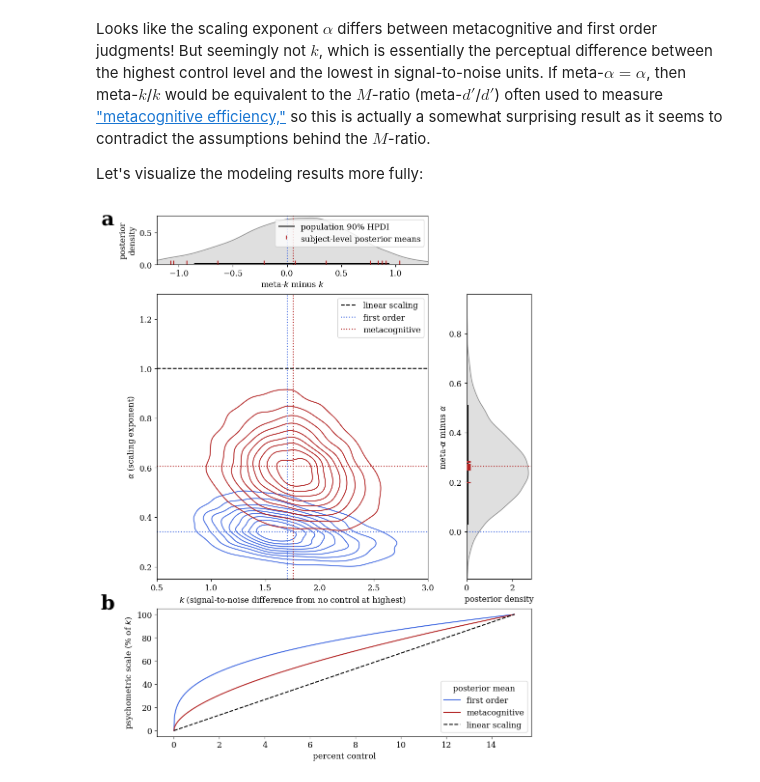
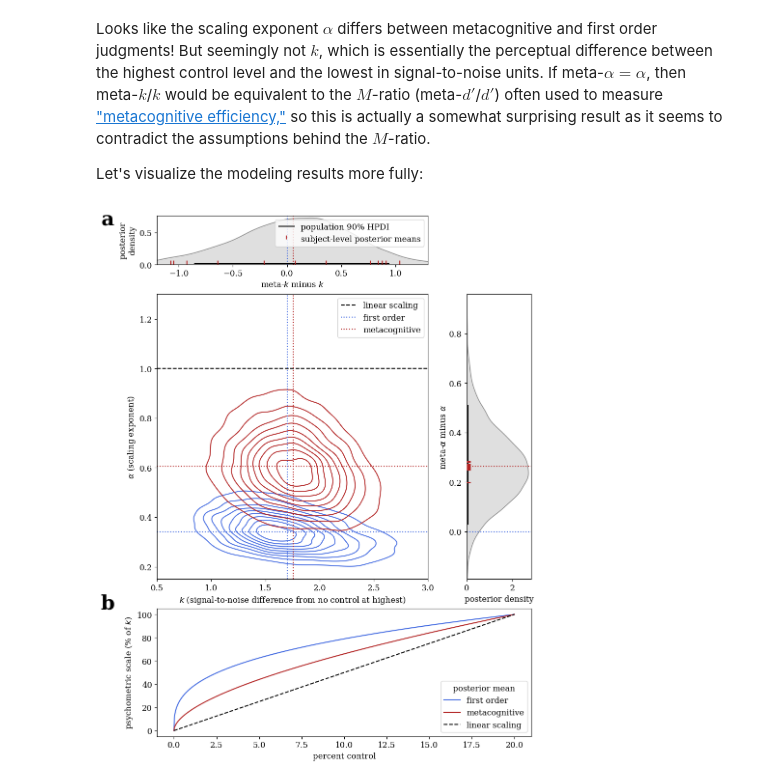
Before and after one commit to apex-lab/agency-scaling-analysis, a Jupyter notebook: scaling.ipynb, the cells around one changed output. Cells and saved outputs as stored; diff of their text form; code cells hidden in the pictures.

```diff
--- a/scaling.ipynb
+++ b/scaling.ipynb
@@ -214,7 +214,8 @@ def get_resp(df, o):
 r = [get_resp(df, 'A'), get_resp(df, 'B'), (df.more_certain == 'B').to_numpy().astype(int)]
 r = np.stack(r, axis = 1)
 q = df[['control_A1', 'control_A2', 'control_B1', 'control_B2']].to_numpy()
-q = q/q.max() # norm so q.max() == 1
+q_max = q.max()
+q = q/q_max # norm so q.max() == 1
 sub = df.subject.to_numpy()
 
 ## now we build the model
@@ -332,33 +333,33 @@ first_order = lambda x: x**post.alpha.values * 100
 meta = lambda x: x**post.meta_alpha.values * 100
 diff = lambda x: meta(x) - first_order(x)
 x = np.linspace(0, 1, 1000)
 y_f = np.stack([first_order(x) for x in x])
 y_m = np.stack([meta(x) for x in x])
-x *= .15 # return x-axis to original scale
+x *= q_max # return x-axis to original scale
 x *= 100 # and then convert from proportion to percentage
 ax.plot(x, y_f.mean(1), color = f_color, label = 'first order')
 ax.plot(x, y_m.mean(1), color = m_color, label = 'metacognitive')
-ax.plot([0, 15], [0, 100], color = 'black', linestyle = '--', label = 'linear scaling')
+ax.plot([0, 100*q_max], [0, 100], color = 'black', linestyle = '--', label = 'linear scaling')
 ax.set_ylabel(r"psychometric scale (% of $k$)")
 ax.set_xlabel('percent control')
 ax.legend(title = 'posterior mean')
 
 def add_label(ax, label, x_offset = -.15, y_offset = 0.):
     xmin, xmax = ax.get_xlim()
     xscale = xmax - xmin
     ymin, ymax = ax.get_ylim()
     yscale = ymax - ymin
     ax.text(
         xmin + x_offset*xscale, ymax + yscale*y_offset,
         label, size = 30, weight = 'bold'
     )
 
 add_label(ax, 'a', y_offset = 3)
 add_label(ax, 'b')
 
 if not os.path.exists('figures'):
     os.mkdir('figures')
 plt.savefig(os.path.join('figures', 'control-scaling.jpeg'), dpi = 500, bbox_inches = 'tight')
 plt.show()
 # %% [output]
-[figure, old version]
+[figure, new version]
```
Also changed, not shown: 1 other file.
